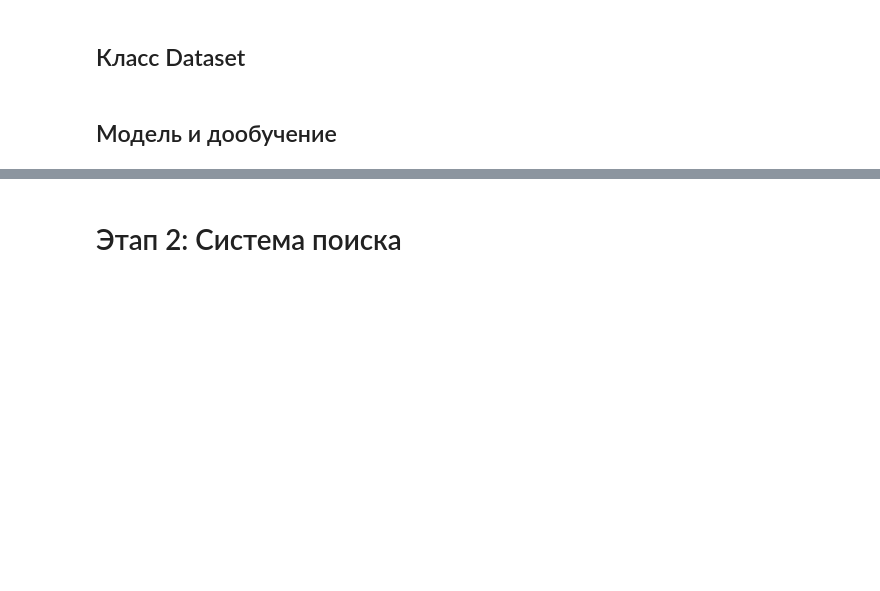
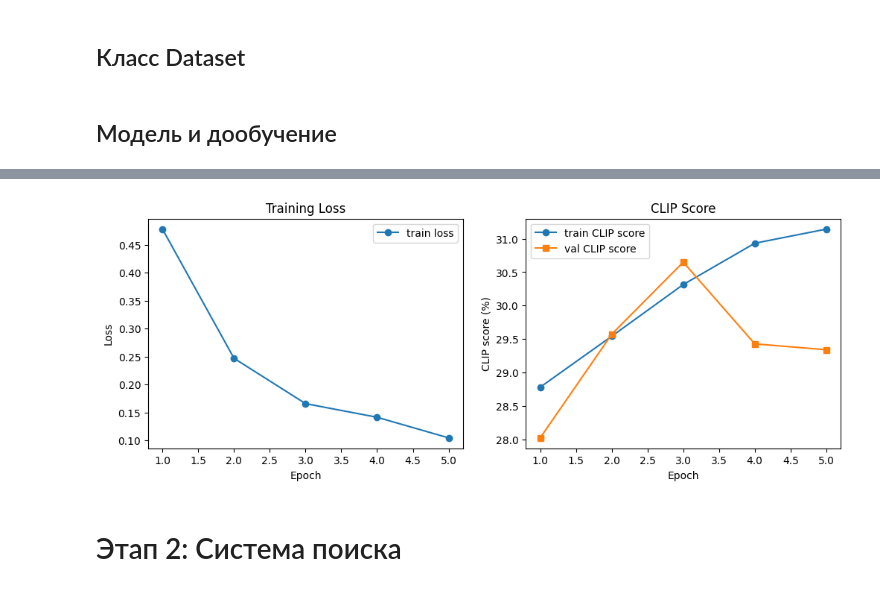
Before and after one commit to RumKam/dle-project-sprint-8, a Jupyter notebook: solution.ipynb, the cells around one changed output, grey strips where cells are left out. Drawn from its saved outputs; the diff is of its cells as text; code cells hidden in the pictures; blank space fills up the shorter version.

```diff
--- a/solution.ipynb
+++ b/solution.ipynb
@@ -316,7 +316,7 @@ for epoch in range(num_epochs):
     val_clip_scores.append(val_score)
     print(f"Epoch {epoch+1}: train loss = {avg_loss:.4f}, train score = {avg_train_score:.2f}, val score = {val_score:.2f}")
     # Сохраняем чекпоинт
-    torch.save(model.state_dict(), os.path.join(CHECKPOINT_DIR, f"clip_epoch_{epoch+1}.pt"))
+   # torch.save(model.state_dict(), os.path.join(CHECKPOINT_DIR, f"clip_epoch_{epoch+1}.pt"))
 
 # Построение кривых
 plt.figure(figsize=(12,4))
@@ -335,3 +335,4 @@ plt.title('CLIP Score')
 plt.legend()
 plt.savefig("training_curves.png")
 plt.show()
+# %% [output]
@@ -338,3 +344,4 @@ plt.show()
+[figure, added]
 # %% [markdown]
 # Этап 2: Система поиска
 # %% [markdown]
```
Also changed, not shown: parts of 4 cells of this notebook, 1 other file.
